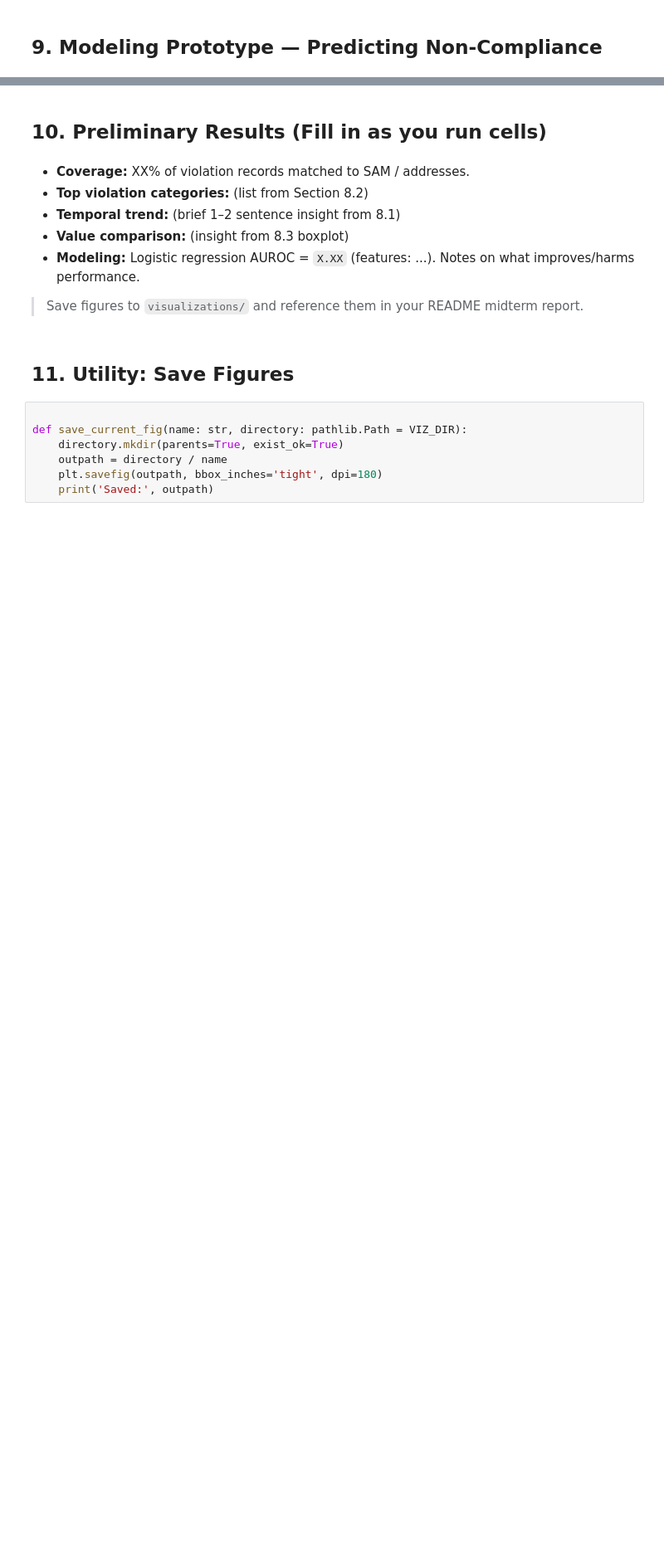
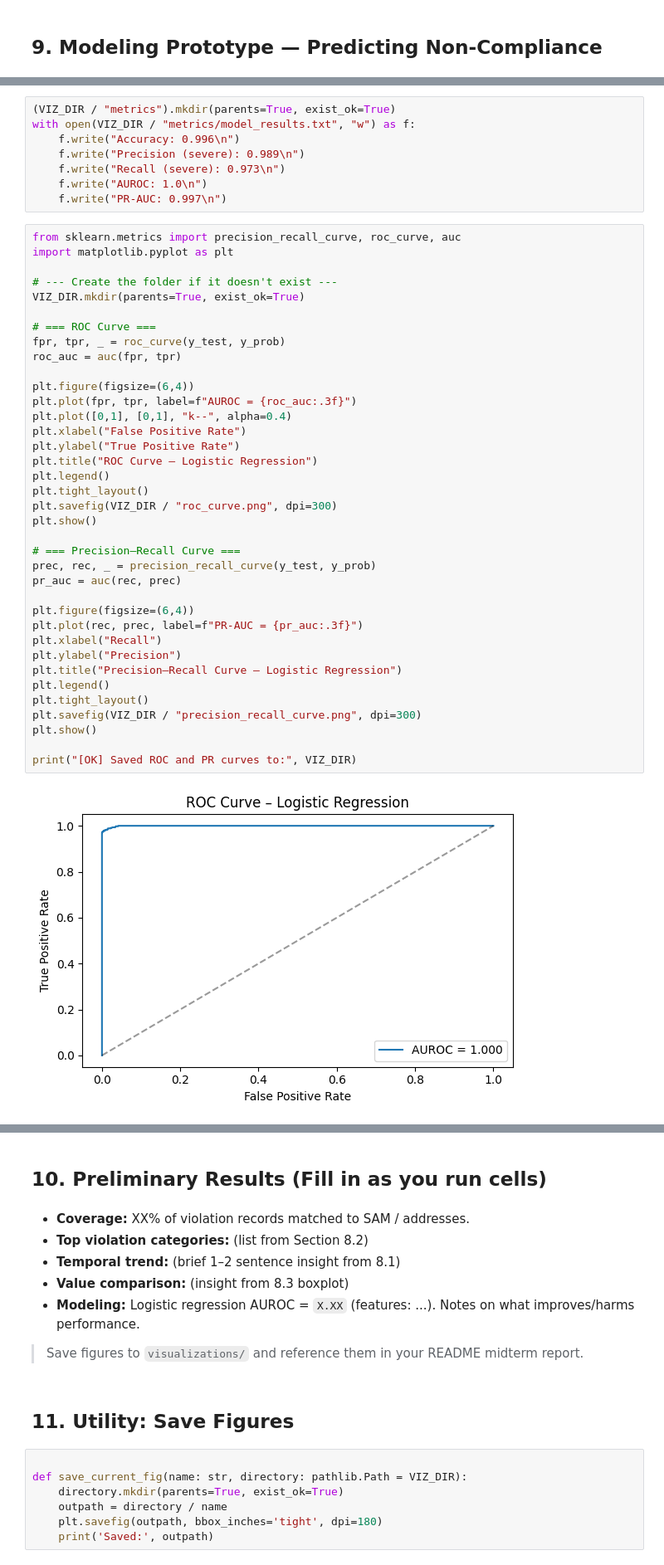
Before and after one commit to Berkkom/university_accountablilty_ordinance, a Jupyter notebook: notebooks/UAO_midterm.ipynb, the cells around one changed output, grey strips where cells are left out. Shown at 83% size. Saved outputs shown, nothing was run; the diff lists cells and outputs as text; blank space fills up the shorter version.

```diff
--- a/notebooks/UAO_midterm.ipynb
+++ b/notebooks/UAO_midterm.ipynb
@@ -545,0 +740,47 @@ except Exception as e:
+# %%
+(VIZ_DIR / "metrics").mkdir(parents=True, exist_ok=True)
+with open(VIZ_DIR / "metrics/model_results.txt", "w") as f:
+    f.write("Accuracy: 0.996\n")
+    f.write("Precision (severe): 0.989\n")
+    f.write("Recall (severe): 0.973\n")
+    f.write("AUROC: 1.0\n")
+    f.write("PR-AUC: 0.997\n")
+# %%
+from sklearn.metrics import precision_recall_curve, roc_curve, auc
+import matplotlib.pyplot as plt
+
+# --- Create the folder if it doesn't exist ---
+VIZ_DIR.mkdir(parents=True, exist_ok=True)
+
+# === ROC Curve ===
+fpr, tpr, _ = roc_curve(y_test, y_prob)
+roc_auc = auc(fpr, tpr)
+
+plt.figure(figsize=(6,4))
+plt.plot(fpr, tpr, label=f"AUROC = {roc_auc:.3f}")
+plt.plot([0,1], [0,1], "k--", alpha=0.4)
+plt.xlabel("False Positive Rate")
+plt.ylabel("True Positive Rate")
+plt.title("ROC Curve – Logistic Regression")
+plt.legend()
+plt.tight_layout()
+plt.savefig(VIZ_DIR / "roc_curve.png", dpi=300)
+plt.show()
+
+# === Precision–Recall Curve ===
+prec, rec, _ = precision_recall_curve(y_test, y_prob)
+pr_auc = auc(rec, prec)
+
+plt.figure(figsize=(6,4))
+plt.plot(rec, prec, label=f"PR-AUC = {pr_auc:.3f}")
+plt.xlabel("Recall")
+plt.ylabel("Precision")
+plt.title("Precision–Recall Curve – Logistic Regression")
+plt.legend()
+plt.tight_layout()
+plt.savefig(VIZ_DIR / "precision_recall_curve.png", dpi=300)
+plt.show()
+
+print("[OK] Saved ROC and PR curves to:", VIZ_DIR)
+# %% [output]
+[figure, added]
```
Also changed, not shown: parts of 13 cells of this notebook.
